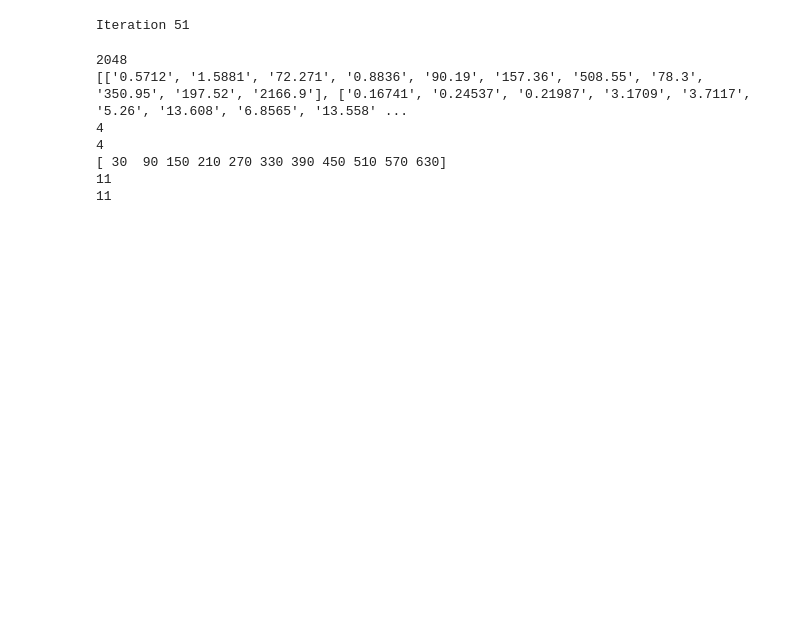
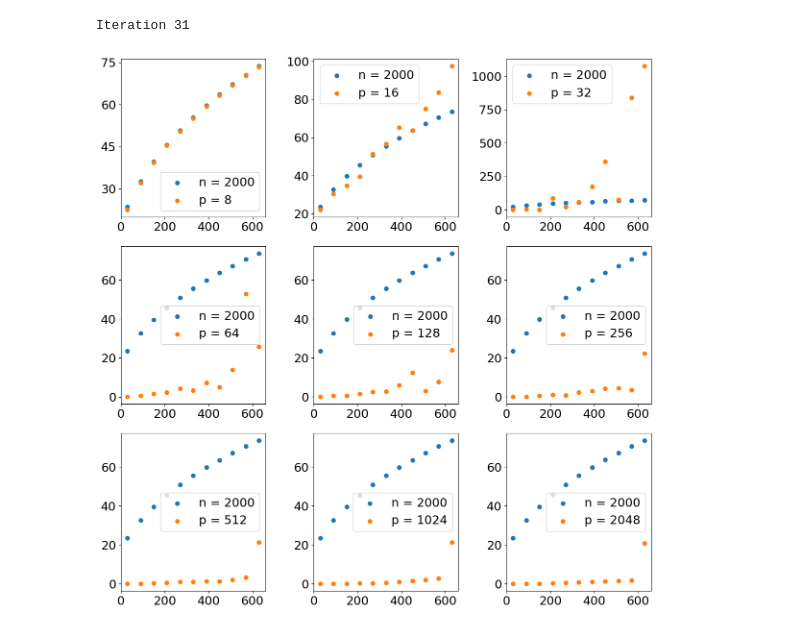
Before and after one commit to LorenzoJoquino/Physics215Project_CompSensGroup, a Jupyter notebook: notebooks/AddingSineWavesCompression.ipynb, the cells around one changed output. Drawn from its saved outputs; the diff is of its cells as text; code cells hidden in the pictures; blank space fills up the shorter version.

```diff
--- a/notebooks/AddingSineWavesCompression.ipynb
+++ b/notebooks/AddingSineWavesCompression.ipynb
@@ -233,44 +190,35 @@ def reconstruct_signal(p):
 # %%
-p = 2 ** np.arange(5, 9)
-error_per_p = []
+p = 2 ** np.arange(3, 12)
+err_reg_per_p = []
+err_sub_per_p = []
 frequencies = np.arange(30, 631, 60)
 
 for i in p:
-    error_per_p.append(reconstruct_signal(i))
+    error_reg, error_sub = PSD_reconstruct_signal(i)
+    err_reg_per_p.append(error_reg)
+    err_sub_per_p.append(error_sub)
 # %% [output]
-Iteration 51
+Iteration 31
-# %%
-frequencies = np.arange(30, 631, 60)
-print(len(PSD[:L]))
-print(error_per_p)
-print(len(p))
-print(len(error_per_p))
-print(frequencies)
-print(len(frequencies))
-print(len(error_per_p[0]))
-# %% [output]
-2048
-[['0.5712', '1.5881', '72.271', '0.8836', '90.19', '157.36', '508.55', '78.3', '350.95', '197.52', '2166.9'], ['0.16741', '0.24537', '0.21987', '3.1709', '3.7117', '5.26', '13.608', '6.8565', '13.558' ...
-4
-4
-[ 30  90 150 210 270 330 390 450 510 570 630]
-11
-11
 # %%
 frequencies = np.arange(30, 631, 60)
 
-fig1,ax1 = plt.subplots(2,2)
+fig1,ax1 = plt.subplots(3,3)
 ax1 = ax1.reshape(-1)
+# yticks = np.linspace(0, 400, num=10)
 
-# ax1[0].scatter(frequencies,error_per_p[0], label = "p = 1")
-# ax1[0].legend()
-# ax1[1].scatter(frequencies,error_per_p[1], label = "p = 2")
-# ax1[1].legend()
-# ax1[2].scatter(frequencies,error_per_p[2], label = "p = 3")
-# ax1[2].legend()
-# ax1[3].scatter(frequencies,error_per_p[3], label = "p = 4")
-# ax1[3].legend()
+for i, error in enumerate(err_reg_per_p):
+    ax1[i].scatter(frequencies,np.array(err_reg_per_p[i]).astype(float), label = "n = 2000")
+    ax1[i].scatter(frequencies,np.array(err_sub_per_p[i]).astype(float), label = "p = " + str(p[i]))
+    # ax1[i].set_ylim(0, 400)
+    # ax1[i].set_yticks(yticks)
+    ax1[i].legend()
 
-for index, error in enumerate(error_per_p):
-    ax1[index].scatter(frequencies,error_per_p[index], label = "p = " + str(p[index]))
-    ax1[index].legend()
+plt.tight_layout()
+
+for ax in ax1:
+    ax.tick_params(axis='y', labelrotation=0)
+
+for ax in ax1:
+    ax.yaxis.set_major_locator(plt.MaxNLocator(nbins=5))
+# %% [output]
+[figure, added]
```
Also changed, not shown: parts of 6 cells of this notebook.
